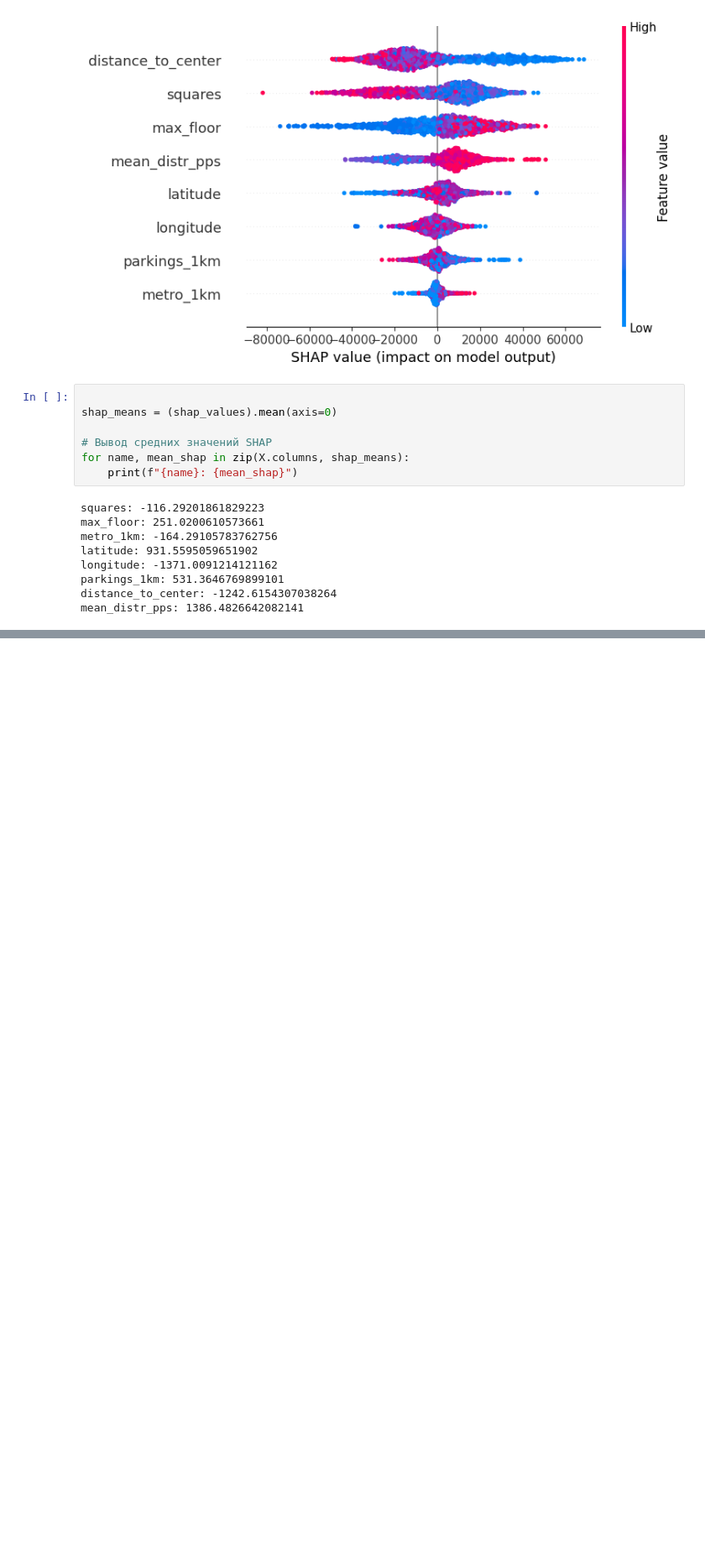
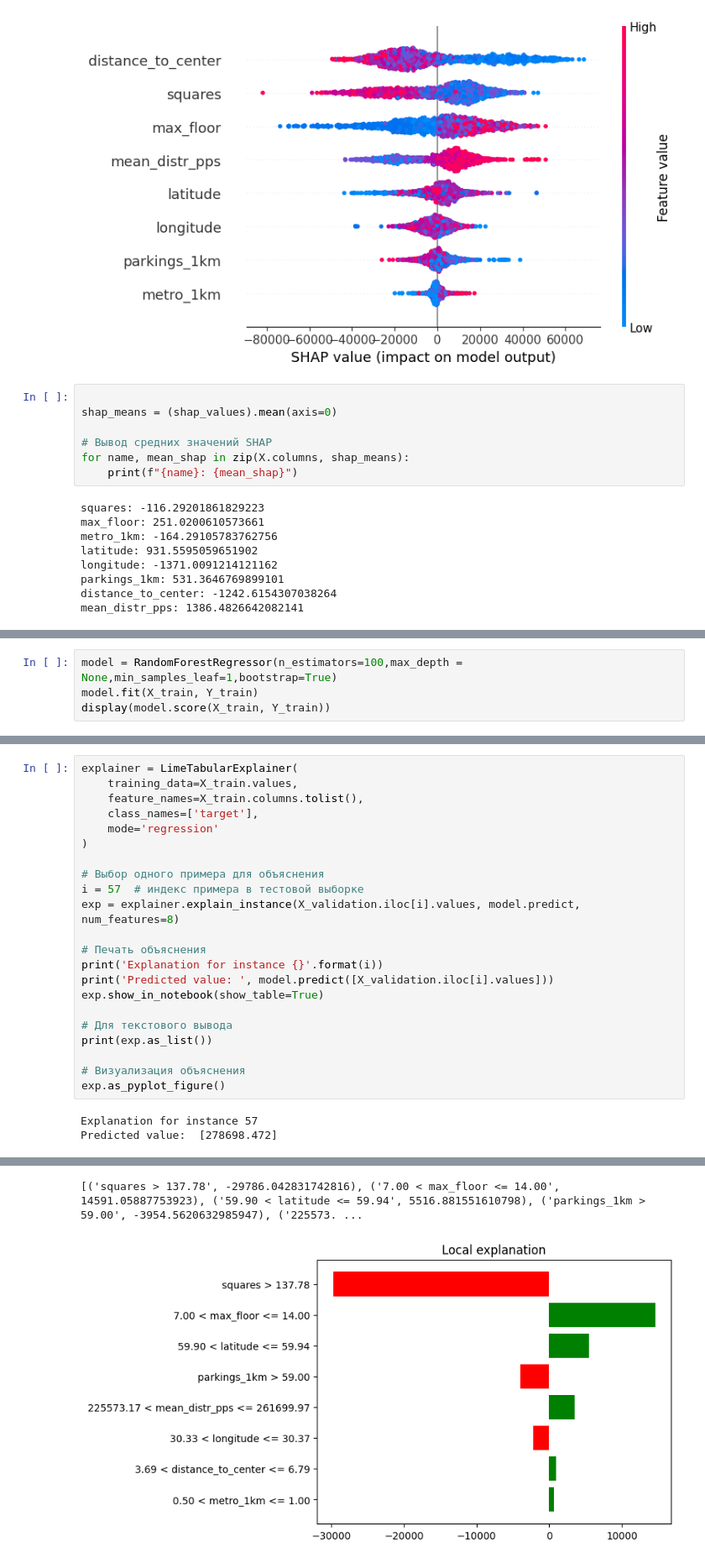
Before and after one commit to VondyBland/diplomopiska, a Jupyter notebook: proper_eda/ML1.ipynb, the cells around one changed output, grey strips where cells are left out. Shown at 84% size. Saved outputs shown, nothing was run; the diff lists cells and outputs as text; blank space fills up the shorter version.

```diff
--- a/proper_eda/ML1.ipynb
+++ b/proper_eda/ML1.ipynb
@@ -460,0 +476,4 @@ Note: you may need to restart the kernel to use updated packages.
+# %%
+model = RandomForestRegressor(n_estimators=100,max_depth = None,min_samples_leaf=1,bootstrap=True)
+model.fit(X_train, Y_train)
+display(model.score(X_train, Y_train))
@@ -464,0 +497,25 @@ ModuleNotFoundError: No module named 'lime'
+# %%
+explainer = LimeTabularExplainer(
+    training_data=X_train.values,
+    feature_names=X_train.columns.tolist(),
+    class_names=['target'],
+    mode='regression'
+)
+
+# Выбор одного примера для объяснения
+i = 57  # индекс примера в тестовой выборке
+exp = explainer.explain_instance(X_validation.iloc[i].values, model.predict, num_features=8)
+
+# Печать объяснения
+print('Explanation for instance {}'.format(i))
+print('Predicted value: ', model.predict([X_validation.iloc[i].values]))
+exp.show_in_notebook(show_table=True)
+
+# Для текстового вывода
+print(exp.as_list())
+
+# Визуализация объяснения
+exp.as_pyplot_figure()
+# %% [output]
+Explanation for instance 57
+Predicted value:  [278698.472]
@@ -464,0 +523,2 @@ ModuleNotFoundError: No module named 'lime'
+[('squares > 137.78', -29786.042831742816), ('7.00 < max_floor <= 14.00', 14591.05887753923), ('59.90 < latitude <= 59.94', 5516.881551610798), ('parkings_1km > 59.00', -3954.5620632985947), ('225573. ...
+[figure, added]
```
Also changed, not shown: parts of 11 cells of this notebook, 10 other files.
